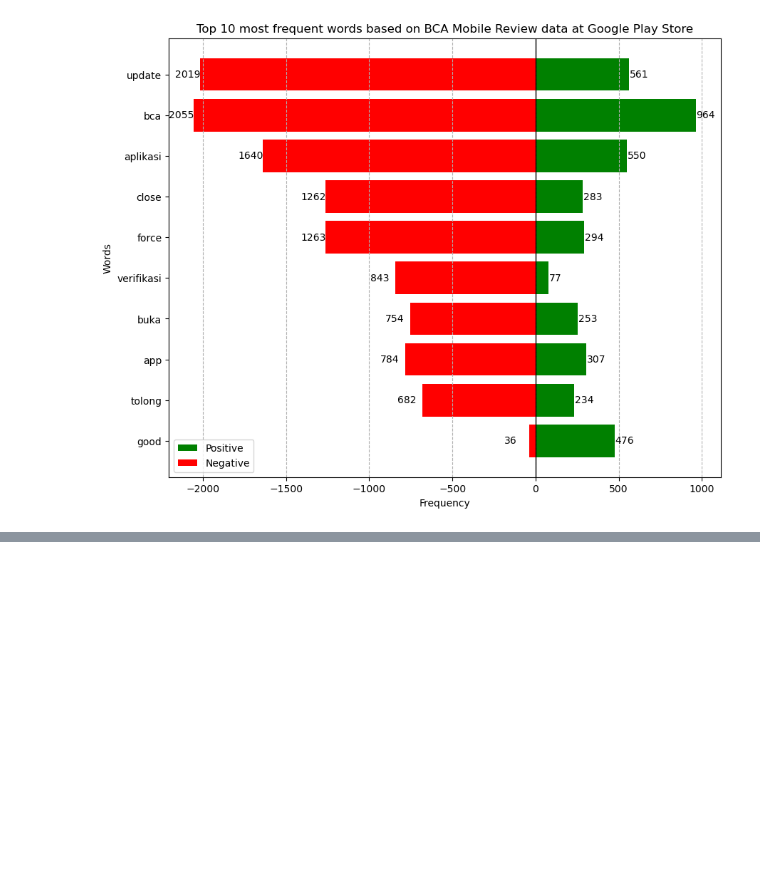
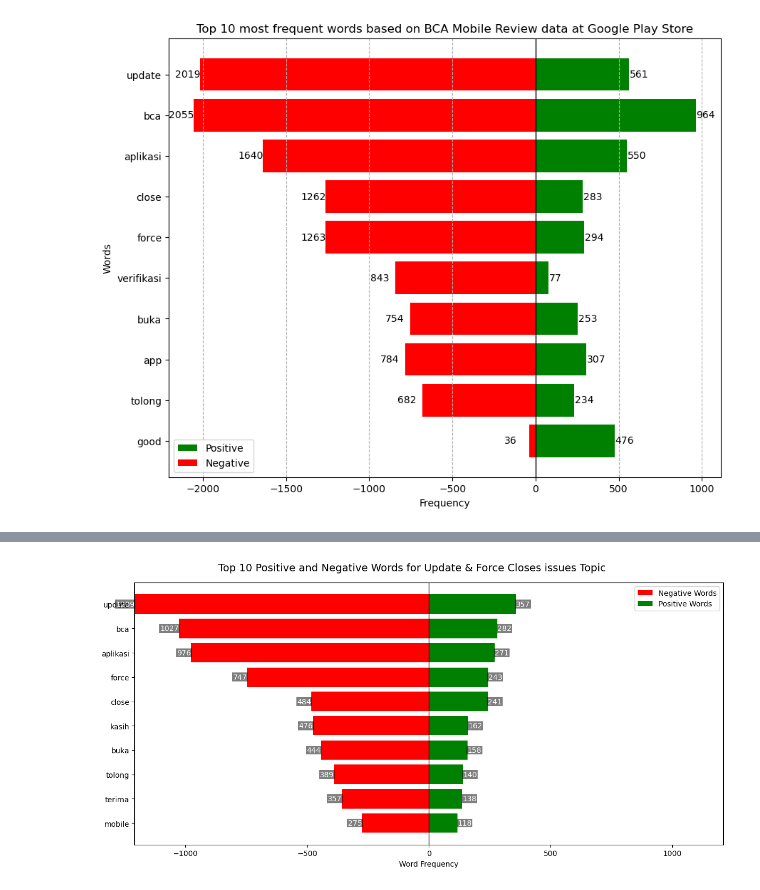
Before and after one commit to darrenxx3/Sentiment-Analysis-thesis-v2, a Jupyter notebook: dataexploration.ipynb, the cells around one changed output, grey strips where cells are left out. Saved outputs shown, nothing was run; the diff lists cells and outputs as text; code cells hidden in the pictures; blank space fills up the shorter version.

```diff
--- a/dataexploration.ipynb
+++ b/dataexploration.ipynb
@@ -324,0 +360,79 @@ plt.show
+# %%
+import matplotlib.pyplot as plt
+import numpy as np
+
+# Define the topic name we want to visualize
+selected_topic_name = "Update & Force Closes issues"
+
+# Find the correct topic index from the mapping
+mapped_index = None
+for key, value in topic_mapping.items():
+    if value == 4:  # "Update & Force Closes issues" is mapped to index 3
+        mapped_index = key
+        break
+
+if mapped_index is not None and mapped_index in word_counts:
+    sentiments = word_counts[mapped_index]  # Get word counts for the correct topic
+
+    if "positive" in sentiments and "negative" in sentiments:
+        # Get top words for positive and negative sentiment
+        top_positive = sentiments["positive"].most_common(10)
+        top_negative = sentiments["negative"].most_common(10)
+
+        # Extract words and counts
+        positive_words, positive_counts = zip(*top_positive) if top_positive else ([], [])
+        negative_words, negative_counts = zip(*top_negative) if top_negative else ([], [])
+
+        # Ensure equal length by padding with zeros (if necessary)
+        max_len = max(len(positive_words), len(negative_words))
+        positive_words += ("",) * (max_len - len(positive_words))
+        negative_words += ("",) * (max_len - len(negative_words))
+        positive_counts += (0,) * (max_len - len(positive_counts))
+        negative_counts += (0,) * (max_len - len(negative_counts))
+
+        # Reverse order for better visualization
+        positive_words = positive_words[::-1]
+        negative_words = negative_words[::-1]
+        positive_counts = positive_counts[::-1]
+        negative_counts = negative_counts[::-1]
+
+        # Create figure
+        fig, ax = plt.subplots(figsize=(12, 6))
+        fig.suptitle(f"Top 10 Positive and Negative Words for {selected_topic_name} Topic", fontsize=14)
+
+        # Define y-axis positions
+        y_pos = np.arange(max_len)
+
+        # Set max width for centering
+        max_count = max(max(positive_counts, default=0), max(negative_counts, default=0))
+
+        # Plot bars with centering
+        ax.barh(y_pos, [-val for val in negative_counts], color="red", label="Negative Words", align="center")
+        ax.barh(y_pos, positive_counts, color="green", label="Positive Words", align="center")
+
+        # Set labels and titles
+        ax.set_yticks(y_pos)
+        ax.set_yticklabels(positive_words)  # Display words on the left side
+        ax.set_xlabel("Word Frequency")
+        ax.set_xlim(-max_count, max_count)  # Ensure both sides are symmetric
+        ax.axvline(0, color="black", linewidth=1)  # Vertical center line at 0
+        ax.legend(loc="upper right")
+
+        # Add labels on bars
+        for i, (neg, pos) in enumerate(zip(negative_counts, positive_counts)):
+            if neg > 0:
+                ax.text(-neg, y_pos[i], f"{neg}", ha="right", va="center", color="white",
+                        bbox=dict(facecolor="black", alpha=0.5, edgecolor="none", pad=1))
+            if pos > 0:
+                ax.text(pos, y_pos[i], f"{pos}", ha="left", va="center", color="white",
+                        bbox=dict(facecolor="black", alpha=0.5, edgecolor="none", pad=1))
+
+        # plt.gca().invert_yaxis()  # Invert to keep the highest frequency at the top
+        plt.tight_layout()
+        plt.show()
+    else:
+        print(f"No sentiment data found for topic {selected_topic_name}.")
+else:
+    print(f"Topic '{selected_topic_name}' not found in word_counts or mapping.")
+# %% [output]
+[figure, added]
```
Also changed, not shown: parts of 2 cells of this notebook, 3 other files.
